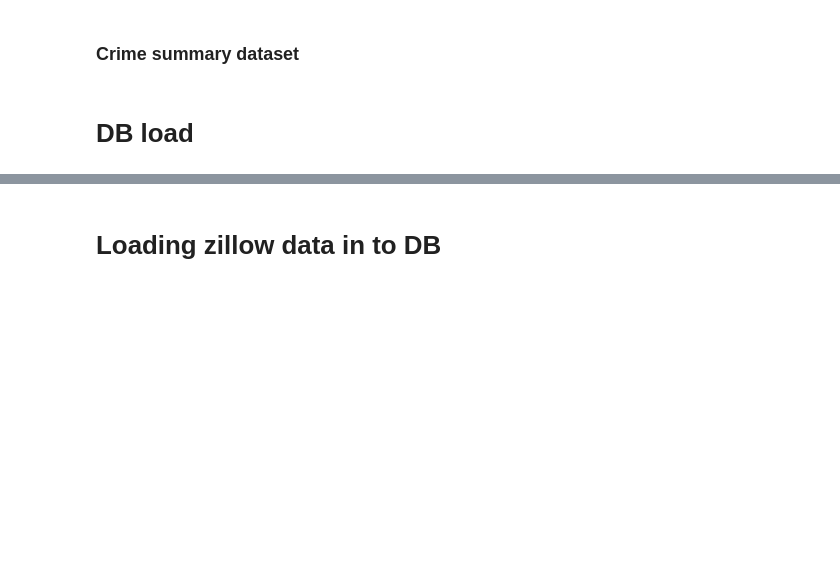
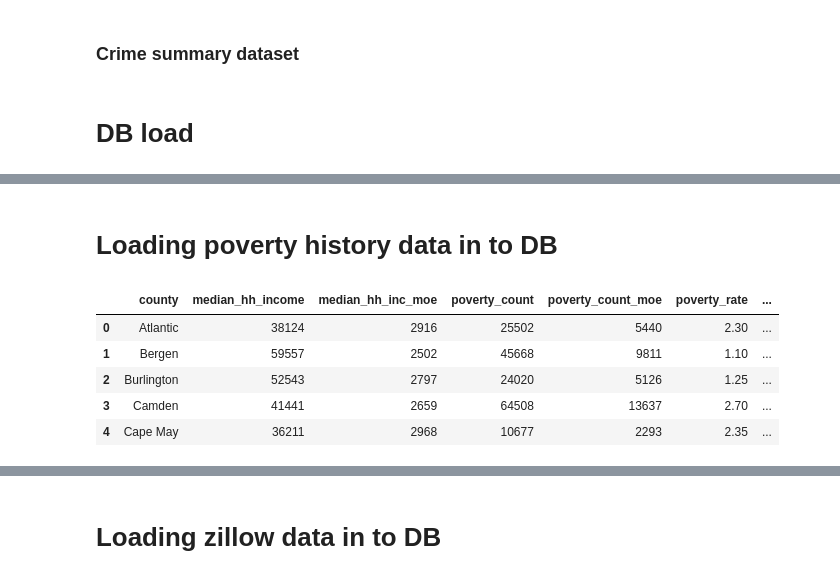
Before and after one commit to NinaLAnderson3/Project3, a Jupyter notebook: Jupyter notebooks/NJ_CRIME_ETL.ipynb, the cells around one changed output, grey strips where cells are left out. Drawn from its saved outputs; the diff is of its cells as text; code cells hidden in the pictures; blank space fills up the shorter version.

Commit message:
added poverty hist dataset and updated flowchart

```diff
--- a/Jupyter notebooks/NJ_CRIME_ETL.ipynb
+++ b/Jupyter notebooks/NJ_CRIME_ETL.ipynb
@@ -443,0 +448,13 @@ sqlite_connection = engine.connect()
+# %% [markdown]
+# Loading poverty history data in to DB
+# %%
+pov_dtype_dic= {'state_fips':str, 'county_fips':str}
+pov_hist_df = pd.read_csv('../Resources/pov_mhi.csv', dtype = pov_dtype_dic)
+pov_hist_df.head()
+# %% [output]
+|  | county | median_hh_income | median_hh_inc_moe | poverty_count | poverty_count_moe | poverty_rate | ... |
+| 0 | Atlantic | 38124 | 2916 | 25502 | 5440 | 2.30 | ... |
+| 1 | Bergen | 59557 | 2502 | 45668 | 9811 | 1.10 | ... |
+| 2 | Burlington | 52543 | 2797 | 24020 | 5126 | 1.25 | ... |
+| 3 | Camden | 41441 | 2659 | 64508 | 13637 | 2.70 | ... |
+| 4 | Cape May | 36211 | 2968 | 10677 | 2293 | 2.35 | ... |
```
Also changed, not shown: parts of 3 cells of this notebook, 5 other files.
